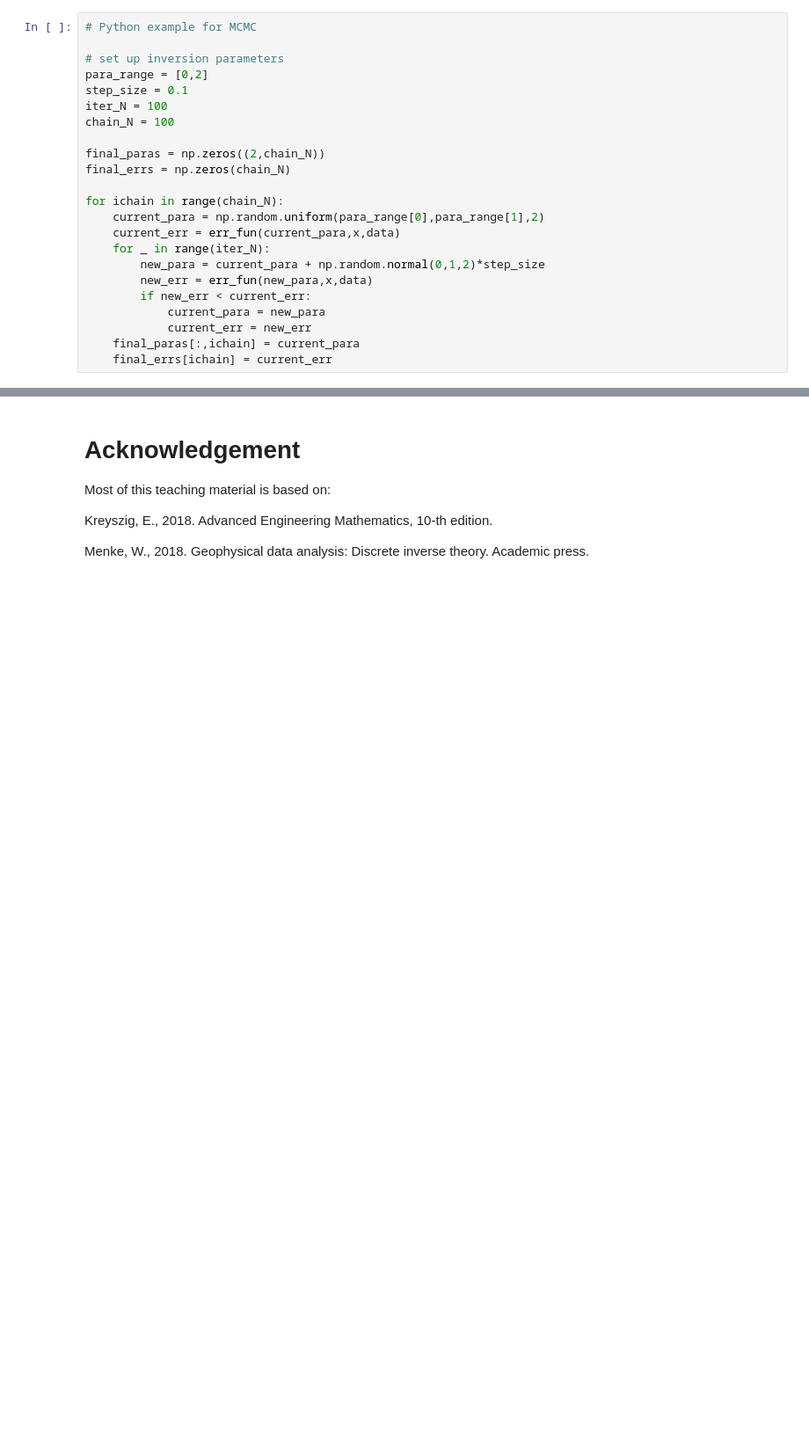
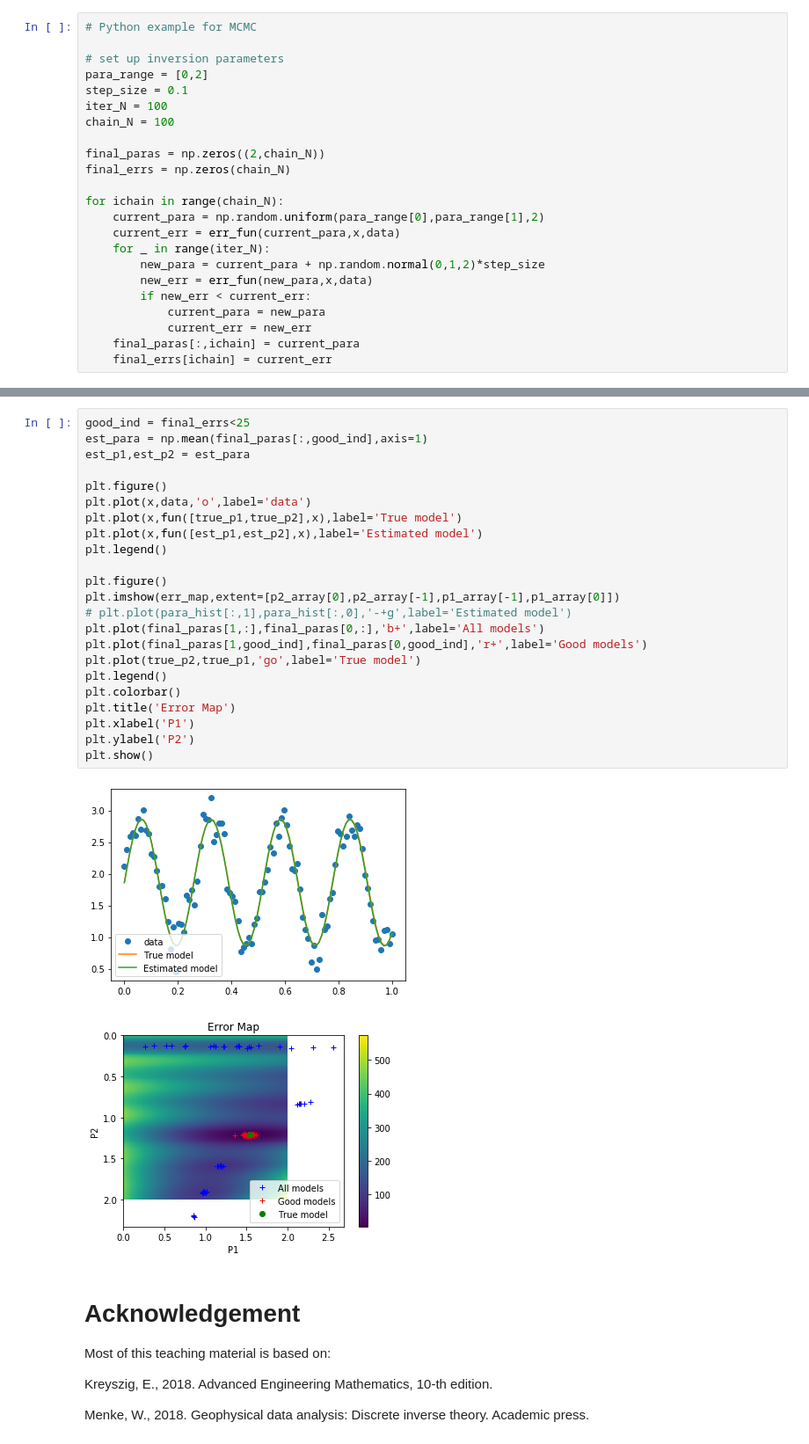
Before and after one commit to jshragge/GPGN535, a Jupyter notebook: 10_Regression.ipynb, the cells around one changed output, grey strips where cells are left out. Shown at 88% size. Cells and saved outputs as stored; diff of their text form; blank space fills up the shorter version.

```diff
--- a/10_Regression.ipynb
+++ b/10_Regression.ipynb
@@ -915,3 +915,29 @@ plt.show()
+# %%
+good_ind = final_errs<25
+est_para = np.mean(final_paras[:,good_ind],axis=1)
+est_p1,est_p2 = est_para
+
+plt.figure()
+plt.plot(x,data,'o',label='data')
+plt.plot(x,fun([true_p1,true_p2],x),label='True model')
+plt.plot(x,fun([est_p1,est_p2],x),label='Estimated model')
+plt.legend()
+
+plt.figure()
+plt.imshow(err_map,extent=[p2_array[0],p2_array[-1],p1_array[-1],p1_array[0]])
+# plt.plot(para_hist[:,1],para_hist[:,0],'-+g',label='Estimated model')
+plt.plot(final_paras[1,:],final_paras[0,:],'b+',label='All models')
+plt.plot(final_paras[1,good_ind],final_paras[0,good_ind],'r+',label='Good models')
+plt.plot(true_p2,true_p1,'go',label='True model')
+plt.legend()
+plt.colorbar()
+plt.title('Error Map')
+plt.xlabel('P1')
+plt.ylabel('P2')
+plt.show()
+# %% [output]
+[figure, added]
+[figure, added]
 # %% [markdown]
 # Acknowledgement
 
```
Also changed, not shown: parts of 9 cells of this notebook, 2 other files.
